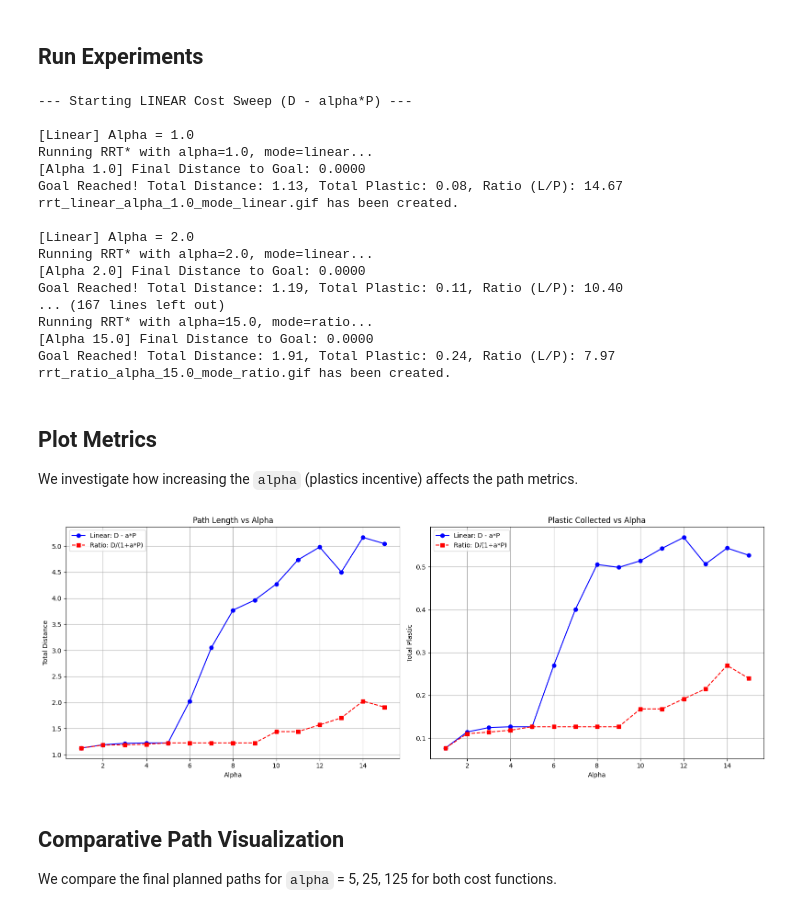
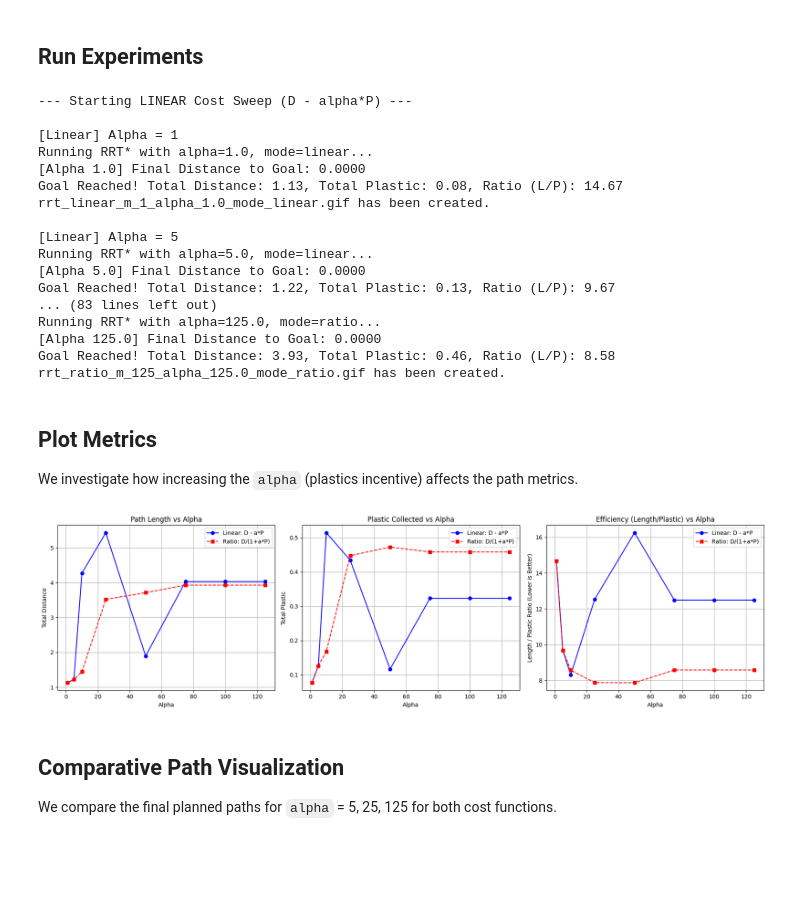
Before and after one commit to rks277/planning-final-proj, a Jupyter notebook: Alpha_Sweep.ipynb, the cells around one changed output. Drawn from its saved outputs; the diff is of its cells as text; code cells hidden in the pictures; blank space fills up the shorter version.

Commit message:
Generate full metrics vs alpha graphs 1-125

```diff
--- a/Alpha_Sweep.ipynb
+++ b/Alpha_Sweep.ipynb
@@ -16,88 +16,104 @@ from run_gpgp_experiment import rrt_star_tunable
 ## Run Experiments
 # %%
 c = ContinuousPlannerUtil('ocean_real.png', 'summer_2002_day0_density.png', scale=0.8)
+
+alphas_to_sweep = [1, 5, 10, 25, 50, 75, 100, 125]
 
 # --- Linear Cost Experiment ---
 linear_alphas = []
 linear_lengths = []
 linear_plastics = []
+linear_ratios = []
 
 print("--- Starting LINEAR Cost Sweep (D - alpha*P) ---")
-for alpha in range(1, 16):
-    print(f"\n[Linear] Alpha = {alpha}.0")
+for alpha in alphas_to_sweep:
+    print(f"\n[Linear] Alpha = {alpha}")
     np.random.seed(42)
     # Linear cost mode
-    # Now returns L, P, ratio, path
-    L, P, ratio, _ = rrt_star_tunable(c, alpha=float(alpha), cost_mode="linear", loops=1000, output_prefix="rrt_linear")
+    L, P, ratio, _ = rrt_star_tunable(c, alpha=float(alpha), cost_mode="linear", loops=1000, output_prefix=f"rrt_linear_m_{alpha}")
 
     linear_alphas.append(alpha)
     linear_lengths.append(L)
     linear_plastics.append(P)
+    linear_ratios.append(ratio)
 
 # --- Ratio Cost Experiment ---
 ratio_alphas = []
 ratio_lengths = []
 ratio_plastics = []
+ratio_ratios = []
 
 print("\n--- Starting RATIO Cost Sweep (D / (1 + alpha*P)) ---")
-for alpha in range(1, 16):
-    print(f"\n[Ratio] Alpha = {alpha}.0")
+for alpha in alphas_to_sweep:
+    print(f"\n[Ratio] Alpha = {alpha}")
     np.random.seed(42)
     # Ratio cost mode
-    L, P, ratio, _ = rrt_star_tunable(c, alpha=float(alpha), cost_mode="ratio", loops=1000, output_prefix="rrt_ratio")
+    L, P, ratio, _ = rrt_star_tunable(c, alpha=float(alpha), cost_mode="ratio", loops=1000, output_prefix=f"rrt_ratio_m_{alpha}")
 
     ratio_alphas.append(alpha)
     ratio_lengths.append(L)
     ratio_plastics.append(P)
+    ratio_ratios.append(ratio)
 # %% [output]
 --- Starting LINEAR Cost Sweep (D - alpha*P) ---
 
-[Linear] Alpha = 1.0
+[Linear] Alpha = 1
 Running RRT* with alpha=1.0, mode=linear...
 [Alpha 1.0] Final Distance to Goal: 0.0000
 Goal Reached! Total Distance: 1.13, Total Plastic: 0.08, Ratio (L/P): 14.67
-rrt_linear_alpha_1.0_mode_linear.gif has been created.
+rrt_linear_m_1_alpha_1.0_mode_linear.gif has been created.
 
-[Linear] Alpha = 2.0
-Running RRT* with alpha=2.0, mode=linear...
-[Alpha 2.0] Final Distance to Goal: 0.0000
-Goal Reached! Total Distance: 1.19, Total Plastic: 0.11, Ratio (L/P): 10.40
-... (167 lines left out)
-Running RRT* with alpha=15.0, mode=ratio...
-[Alpha 15.0] Final Distance to Goal: 0.0000
-Goal Reached! Total Distance: 1.91, Total Plastic: 0.24, Ratio (L/P): 7.97
-rrt_ratio_alpha_15.0_mode_ratio.gif has been created.
+[Linear] Alpha = 5
+Running RRT* with alpha=5.0, mode=linear...
+[Alpha 5.0] Final Distance to Goal: 0.0000
+Goal Reached! Total Distance: 1.22, Total Plastic: 0.13, Ratio (L/P): 9.67
+... (83 lines left out)
+Running RRT* with alpha=125.0, mode=ratio...
+[Alpha 125.0] Final Distance to Goal: 0.0000
+Goal Reached! Total Distance: 3.93, Total Plastic: 0.46, Ratio (L/P): 8.58
+rrt_ratio_m_125_alpha_125.0_mode_ratio.gif has been created.
 # %% [markdown]
 ## Plot Metrics
 
 We investigate how increasing the `alpha` (plastics incentive) affects the path metrics.
 # %%
-plt.figure(figsize=(16, 6))
+plt.figure(figsize=(18, 5))
 
 # 1. Path Length Comparison
-plt.subplot(1, 2, 1)
+plt.subplot(1, 3, 1)
 plt.plot(linear_alphas, linear_lengths, marker='o', color='blue', label='Linear: D - a*P')
 plt.plot(ratio_alphas, ratio_lengths, marker='s', color='red', linestyle='--', label='Ratio: D/(1+a*P)')
 plt.title('Path Length vs Alpha')
 plt.xlabel('Alpha')
 plt.ylabel('Total Distance')
 plt.legend()
 plt.grid(True)
 
 # 2. Plastic Collected Comparison
-plt.subplot(1, 2, 2)
+plt.subplot(1, 3, 2)
 plt.plot(linear_alphas, linear_plastics, marker='o', color='blue', label='Linear: D - a*P')
 plt.plot(ratio_alphas, ratio_plastics, marker='s', color='red', linestyle='--', label='Ratio: D/(1+a*P)')
 plt.title('Plastic Collected vs Alpha')
 plt.xlabel('Alpha')
 plt.ylabel('Total Plastic')
 plt.legend()
 plt.grid(True)
 
+# 3. Efficiency (Distance / Plastic) Comparison
+plt.subplot(1, 3, 3)
+plt.plot(linear_alphas, linear_ratios, marker='o', color='blue', label='Linear: D - a*P')
+plt.plot(ratio_alphas, ratio_ratios, marker='s', color='red', linestyle='--', label='Ratio: D/(1+a*P)')
+plt.title('Efficiency (Length/Plastic) vs Alpha')
+plt.xlabel('Alpha')
+plt.ylabel('Length / Plastic Ratio (Lower is Better)')
+plt.legend()
+plt.grid(True)
+
 plt.tight_layout()
+plt.savefig('metrics_comparison.png')
 plt.show()
 # %% [output]
-[figure, old version]
+[figure, new version]
 # %% [markdown]
 ## Comparative Path Visualization
 
```
